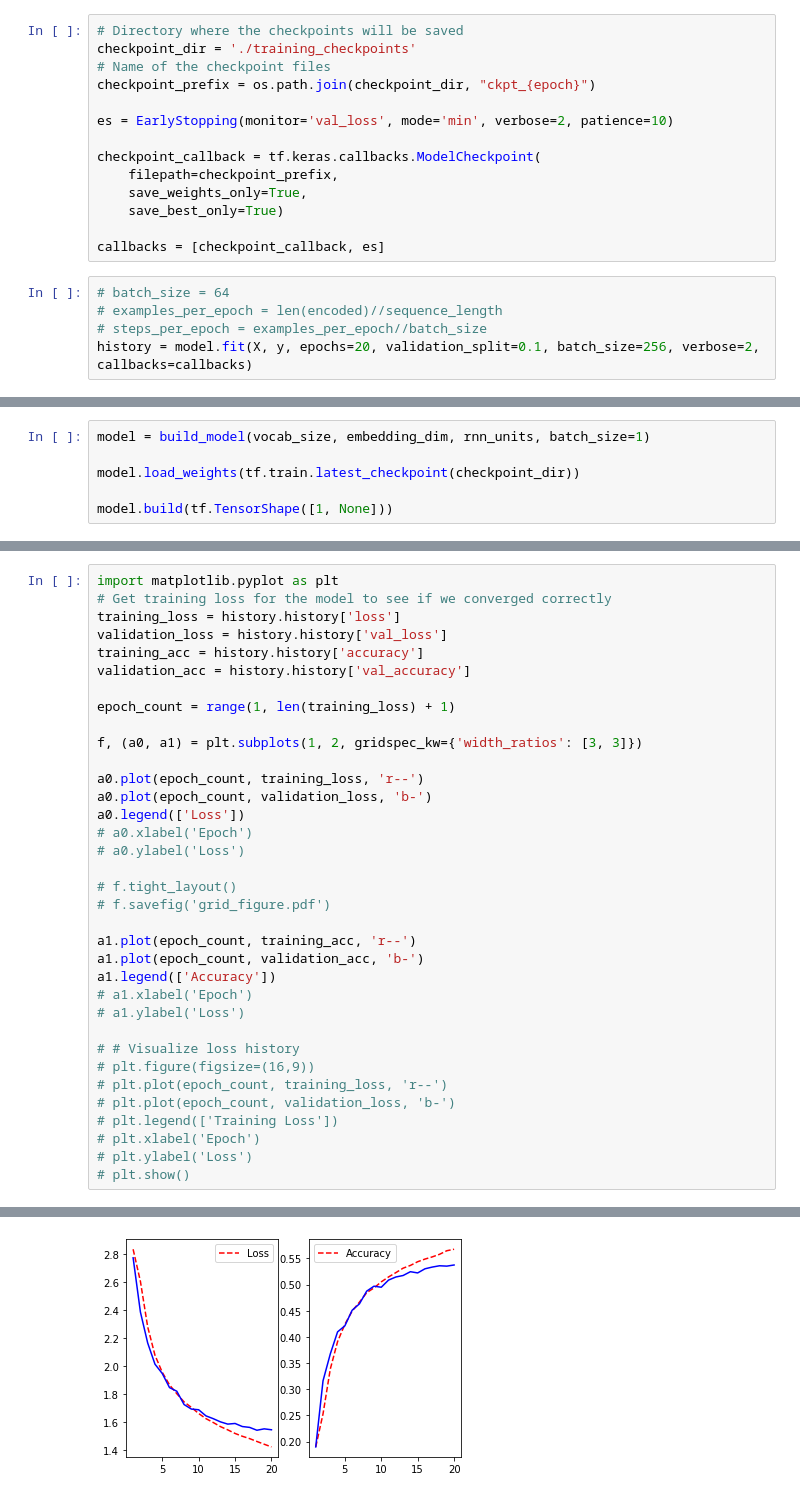
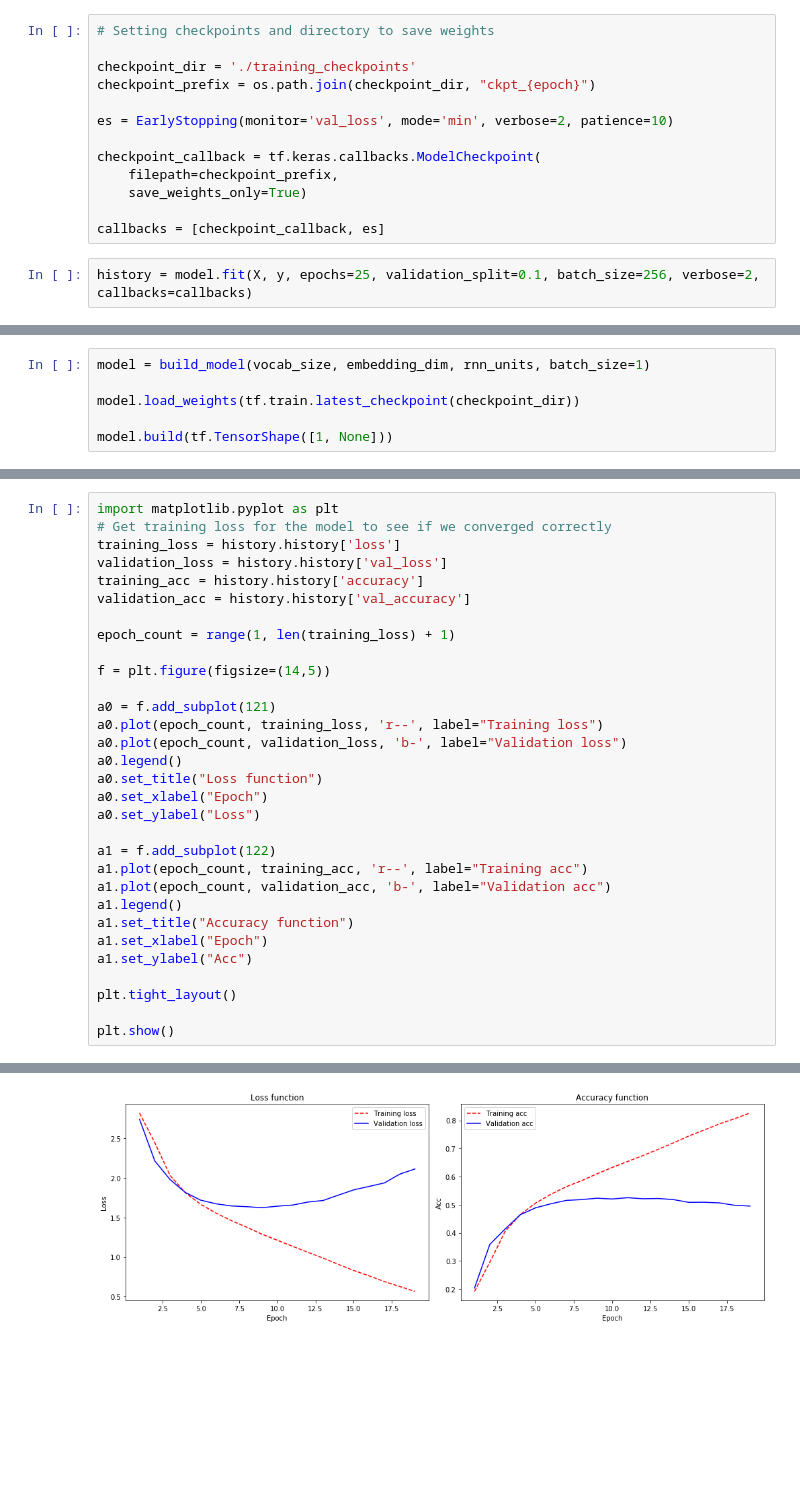
Before and after one commit to LittleRichard/bard-bot, a Jupyter notebook: character_prediction.ipynb, the cells around one changed output, grey strips where cells are left out. Drawn from its saved outputs; the diff is of its cells as text; blank space fills up the shorter version.

```diff
--- a/character_prediction.ipynb
+++ b/character_prediction.ipynb
@@ -268,22 +133,18 @@ _________________________________________________________________
 model.compile(loss='categorical_crossentropy', optimizer='adam', metrics=['accuracy'])
 # %%
-# Directory where the checkpoints will be saved
+# Setting checkpoints and directory to save weights
+
 checkpoint_dir = './training_checkpoints'
-# Name of the checkpoint files
 checkpoint_prefix = os.path.join(checkpoint_dir, "ckpt_{epoch}")
 
 es = EarlyStopping(monitor='val_loss', mode='min', verbose=2, patience=10)
 
 checkpoint_callback = tf.keras.callbacks.ModelCheckpoint(
     filepath=checkpoint_prefix,
-    save_weights_only=True,
-    save_best_only=True)
+    save_weights_only=True)
 
 callbacks = [checkpoint_callback, es]
 # %%
-# batch_size = 64
-# examples_per_epoch = len(encoded)//sequence_length
-# steps_per_epoch = examples_per_epoch//batch_size
-history = model.fit(X, y, epochs=20, validation_split=0.1, batch_size=256, verbose=2, callbacks=callbacks)
+history = model.fit(X, y, epochs=25, validation_split=0.1, batch_size=256, verbose=2, callbacks=callbacks)
 # %% [output]
 Train on 103989 samples, validate on 11555 samples
@@ -331,29 +205,25 @@ validation_acc = history.history['val_accuracy']
 
 epoch_count = range(1, len(training_loss) + 1)
 
-f, (a0, a1) = plt.subplots(1, 2, gridspec_kw={'width_ratios': [3, 3]})
+f = plt.figure(figsize=(14,5))
 
-a0.plot(epoch_count, training_loss, 'r--')
-a0.plot(epoch_count, validation_loss, 'b-')
-a0.legend(['Loss'])
-# a0.xlabel('Epoch')
-# a0.ylabel('Loss')
+a0 = f.add_subplot(121)
+a0.plot(epoch_count, training_loss, 'r--', label="Training loss")
+a0.plot(epoch_count, validation_loss, 'b-', label="Validation loss")
+a0.legend()
+a0.set_title("Loss function")
+a0.set_xlabel("Epoch")
+a0.set_ylabel("Loss")
 
-# f.tight_layout()
-# f.savefig('grid_figure.pdf')
+a1 = f.add_subplot(122)
+a1.plot(epoch_count, training_acc, 'r--', label="Training acc")
+a1.plot(epoch_count, validation_acc, 'b-', label="Validation acc")
+a1.legend()
+a1.set_title("Accuracy function")
+a1.set_xlabel("Epoch")
+a1.set_ylabel("Acc")
 
-a1.plot(epoch_count, training_acc, 'r--')
-a1.plot(epoch_count, validation_acc, 'b-')
-a1.legend(['Accuracy'])
-# a1.xlabel('Epoch')
-# a1.ylabel('Loss')
+plt.tight_layout()
 
-# # Visualize loss history
-# plt.figure(figsize=(16,9))
-# plt.plot(epoch_count, training_loss, 'r--')
-# plt.plot(epoch_count, validation_loss, 'b-')
-# plt.legend(['Training Loss'])
-# plt.xlabel('Epoch')
-# plt.ylabel('Loss')
-# plt.show()
+plt.show()
 # %% [output]
@@ -361,4 +230,4 @@ a1.legend(['Accuracy'])
-[figure, old version]
+[figure, new version]
 # %%
 print(generate_text(model))
 # margaret tried up the home that noone else way his head kep
```
Also changed, not shown: parts of 18 cells of this notebook.
